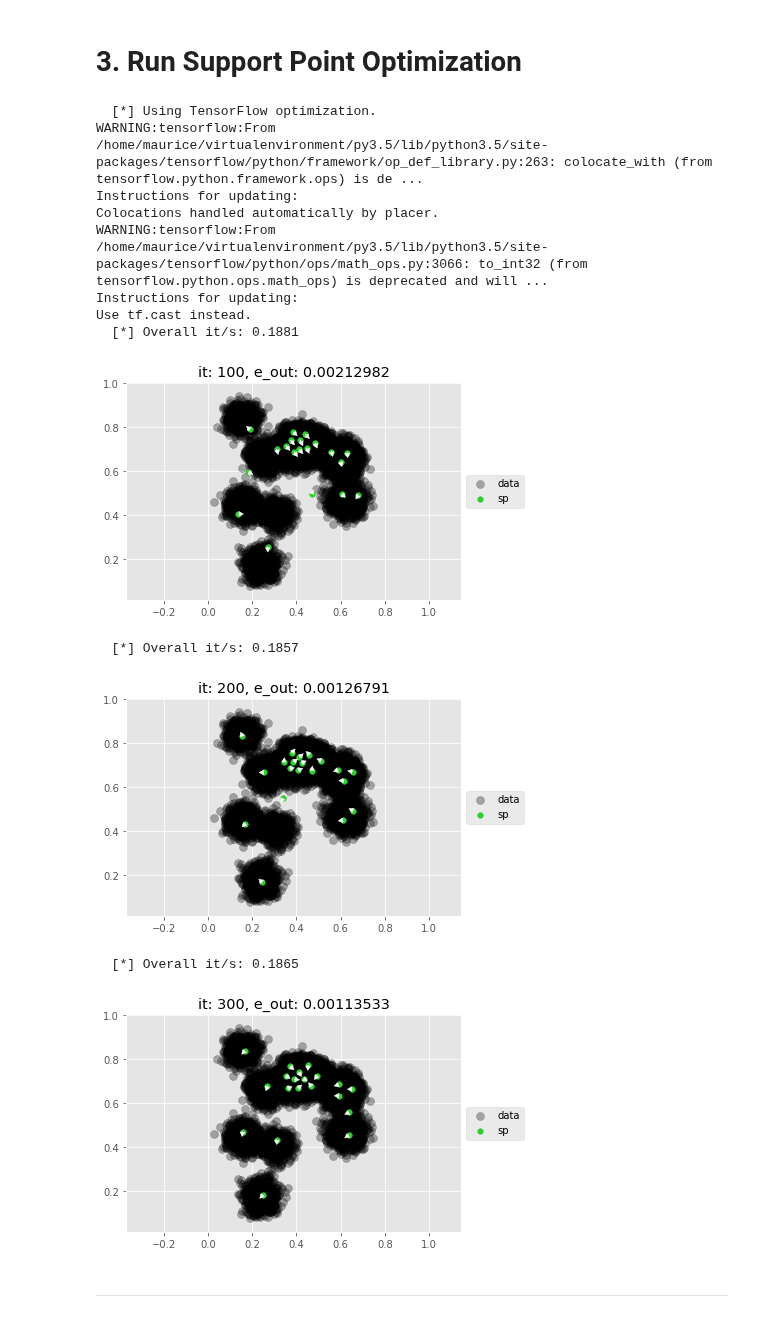
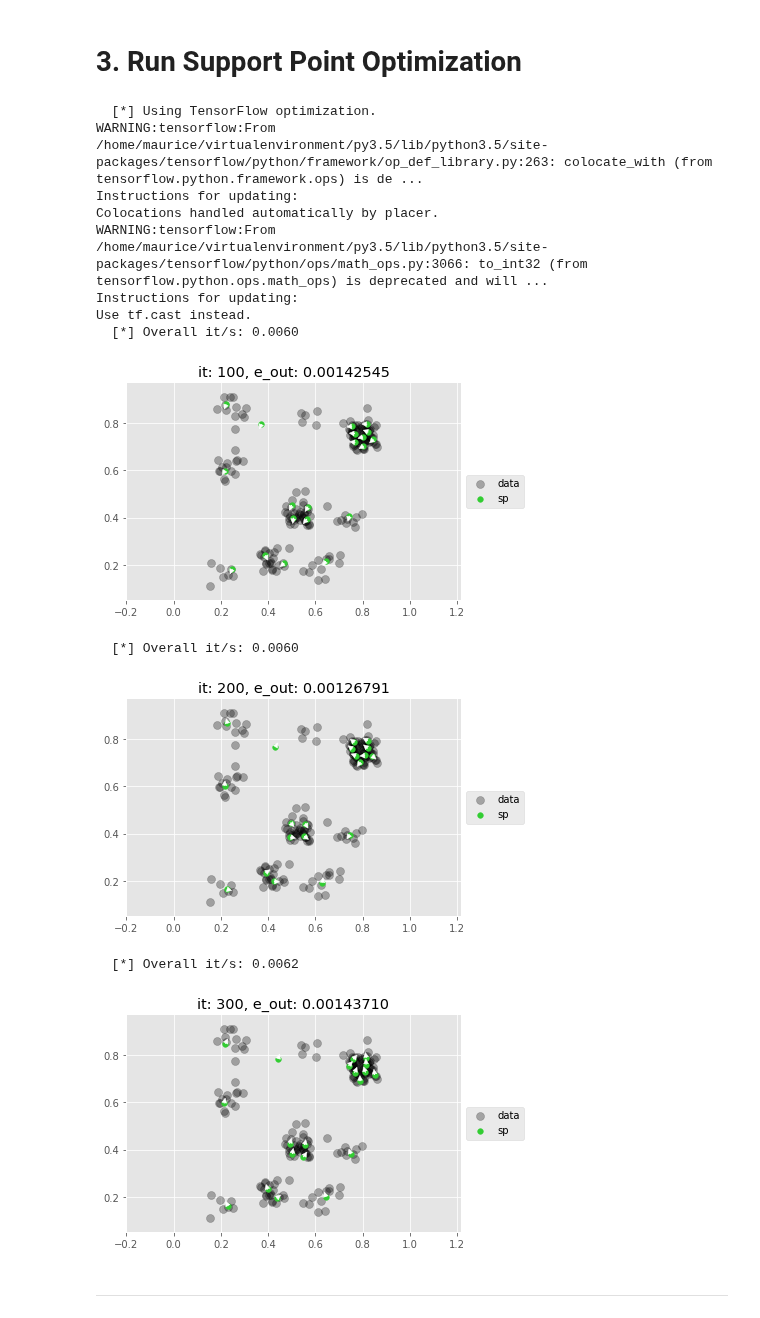
Before and after one commit to diesendruck/pv, a Jupyter notebook: mv_sp_privacy/src/mv_sp_privacy.ipynb, the cells around one changed output. Saved outputs shown, nothing was run; the diff lists cells and outputs as text; code cells hidden in the pictures.

```diff
--- a/mv_sp_privacy/src/mv_sp_privacy.ipynb
+++ b/mv_sp_privacy/src/mv_sp_privacy.ipynb
@@ -56,13 +56,13 @@ def get_support_points(x, num_support, max_iter=1000, lr=1e-2, is_tf=False):
         y = np.array(y)
 
     # Optimize particles for each dataset (x0 and x1).
-    y_out, e_out = optimize_support_points(x, y, max_iter=max_iter, learning_rate=lr,
+    y_opt, e_opt = optimize_support_points(x, y, max_iter=max_iter, learning_rate=lr,
                                            is_tf=is_tf)
 
     # Get last updated set as support points.
-    sp = y_out[-1]
+    sp = y_opt[-1]
 
-    return sp, e_out
+    return sp, e_opt
 # %%
 def optimize_support_points(data, gen, max_iter=500, learning_rate=1e-2, is_tf=False):
     """Runs TensorFlow optimization, n times through proposal points.
@@ -320,8 +320,8 @@ MAX_ITER = 301                   # Num iterations in each support point optimiza
 SAVE_ITER = [100, 200, 300]  # How often to plot results during training. [100]
 LR = 0.01                        # Energy optimization learning rate. [1e-2]
 DIFFUSION_SIZE = 1e-2            # Scale of noise diffusion in ExpMech step.
-EPS = 1                          # Differential privacy level.
-M = 20000                        # Number of data points.
+ALPHA = 1                        # Differential privacy level.
+M = 200                        # Number of data points.
 N = 20                           # Number of support points.
 DIM = 2                          # Dimension of data.
 # %% [markdown]
@@ -370,21 +370,21 @@ ___
 # 3. Run Support Point Optimization
 # %%
 # Compute m support points on full set.
-y, e_out = get_support_points(x, N, MAX_ITER, LR, is_tf=IS_TF)
+y_opt, e_opt = get_support_points(x, N, MAX_ITER, LR, is_tf=IS_TF)
 # %% [output]
   [*] Using TensorFlow optimization.
 WARNING:tensorflow:From /home/maurice/virtualenvironment/py3.5/lib/python3.5/site-packages/tensorflow/python/framework/op_def_library.py:263: colocate_with (from tensorflow.python.framework.ops) is de ...
 Instructions for updating:
 Colocations handled automatically by placer.
 WARNING:tensorflow:From /home/maurice/virtualenvironment/py3.5/lib/python3.5/site-packages/tensorflow/python/ops/math_ops.py:3066: to_int32 (from tensorflow.python.ops.math_ops) is deprecated and will ...
 Instructions for updating:
 Use tf.cast instead.
-  [*] Overall it/s: 0.1881
+  [*] Overall it/s: 0.0060
-[figure, old version]
+[figure, new version]
-  [*] Overall it/s: 0.1857
+  [*] Overall it/s: 0.0060
-[figure, old version]
+[figure, new version]
-  [*] Overall it/s: 0.1865
+  [*] Overall it/s: 0.0062
-[figure, old version]
+[figure, new version]
 # %% [markdown]
 ___
 # %% [markdown]
```
Also changed, not shown: parts of 9 cells of this notebook.
